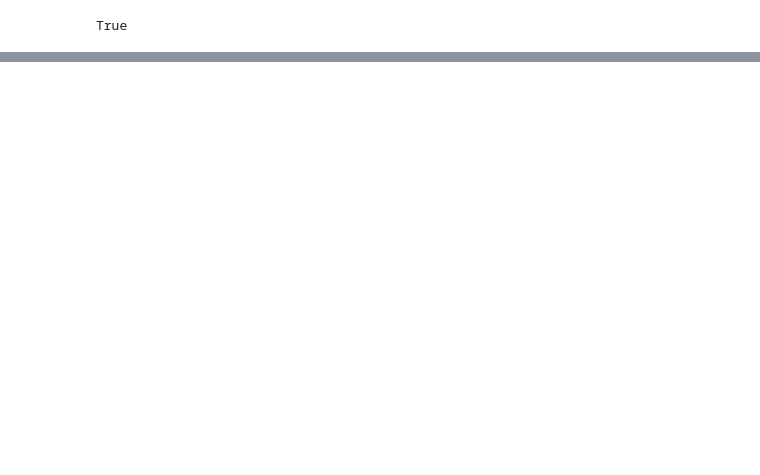
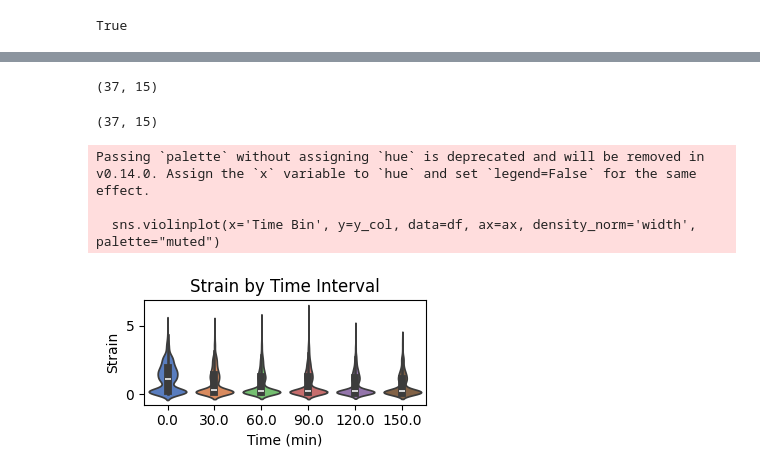
Before and after one commit to danielgrzenda/mof-generation-at-scale, a Jupyter notebook: scripts/evaluate-generated-mofs/feature_engineering_projections.ipynb, the cells around one changed output, grey strips where cells are left out. Cells and saved outputs as stored; diff of their text form; code cells hidden in the pictures; blank space fills up the shorter version.

```diff
--- a/scripts/evaluate-generated-mofs/feature_engineering_projections.ipynb
+++ b/scripts/evaluate-generated-mofs/feature_engineering_projections.ipynb
@@ -456,0 +735,43 @@ sum(features.strain.isna())
+# %%
+records[~records['gas_storage.CO2'].isna()].shape
+# %% [output]
+(37, 15)
+# %%
+records[~records['co2_affin'].isna()].shape
+# %% [output]
+(37, 15)
+# %%
+records['model_version'] = records[['ligand.cyano.metadata.model_version', 'ligand.COO.metadata.model_version']].max(axis=1)
+records['time'] = records['time'].apply(lambda x: datetime.strptime(x, '%Y-%m-%dT%H:%M:%S.%fZ'))
+records['walltime'] = (records['time'] - records['time'].min()).apply(lambda x: x.total_seconds())
+records.sort_values('walltime', inplace=True)
+# %%
+def plot_violin_by_time(data, time_col, y_col, y_name, model_version_col, bin_width, figsize=(3.5, 2), dpi=320, save_path='figures/stability-over-time-violin.png'):
+    df = data.copy()
+    df['Time Bin'] = np.floor(df[time_col] / 60 / bin_width) * bin_width
+    fig, ax = plt.subplots(figsize=figsize)
+    sns.violinplot(x='Time Bin', y=y_col, data=df, ax=ax, density_norm='width', palette="muted")
+
+    ax.set_xlabel('Time (min)')
+    ax.set_ylabel(f'{y_name}')
+    ax.set_title(f'{y_name} by Time Interval')
+
+    fig.tight_layout()
+    fig.savefig(save_path, dpi=dpi)
+    plt.show()
+# %%
+plot_violin_by_time(
+    data=records,
+    time_col='walltime',
+    #gas_storage.CO2
+    #structure_stability.uff
+    y_col='structure_stability.uff',
+    y_name="Strain",
+    model_version_col='ligand.cyano.metadata.model_version',
+    bin_width=30  # Bin width of minutes
+)
+# %% [output]
+Passing `palette` without assigning `hue` is deprecated and will be removed in v0.14.0. Assign the `x` variable to `hue` and set `legend=False` for the same effect.
+
+  sns.violinplot(x='Time Bin', y=y_col, data=df, ax=ax, density_norm='width', palette="muted")
+[figure, added]
```
Also changed, not shown: parts of 49 cells of this notebook, 1 other file.
